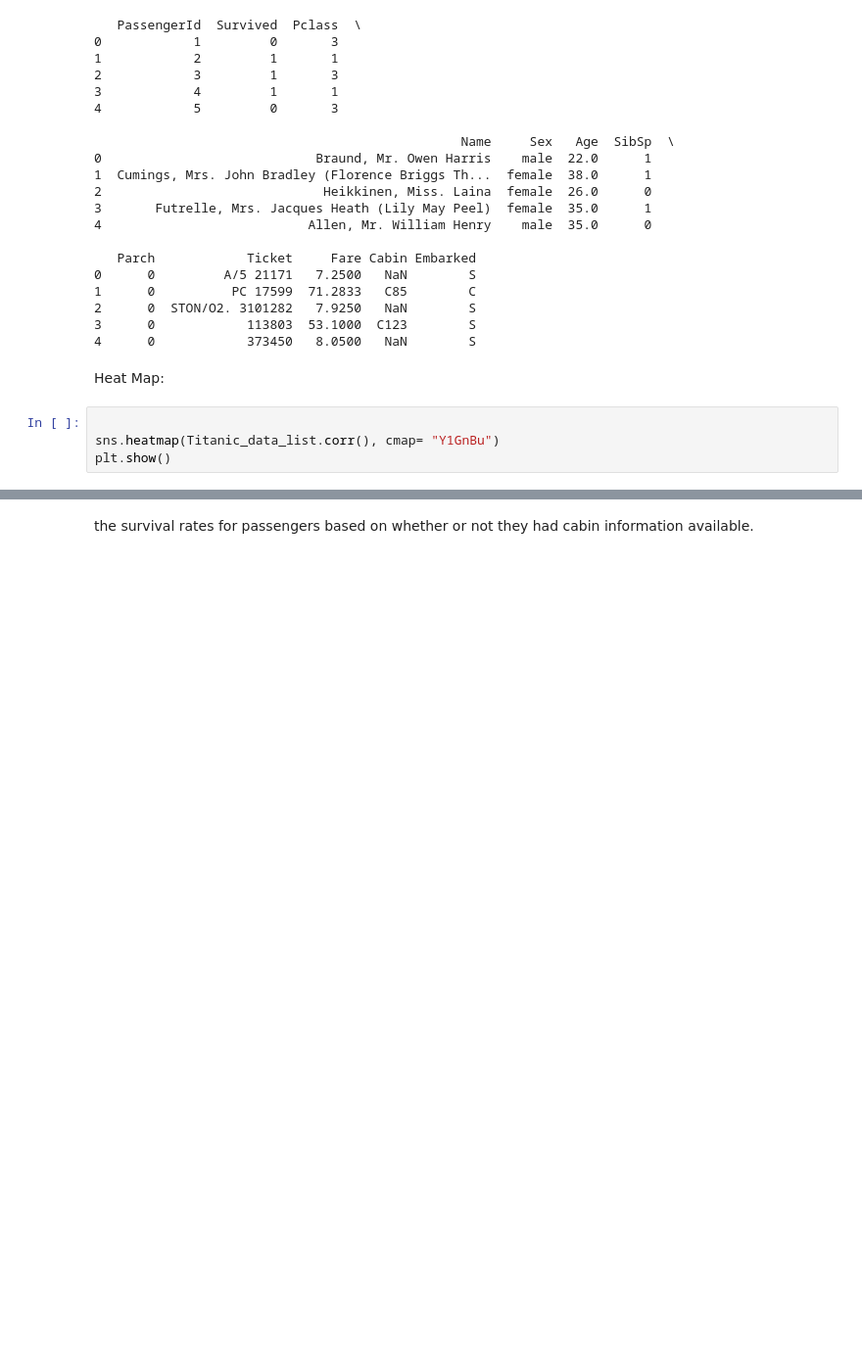
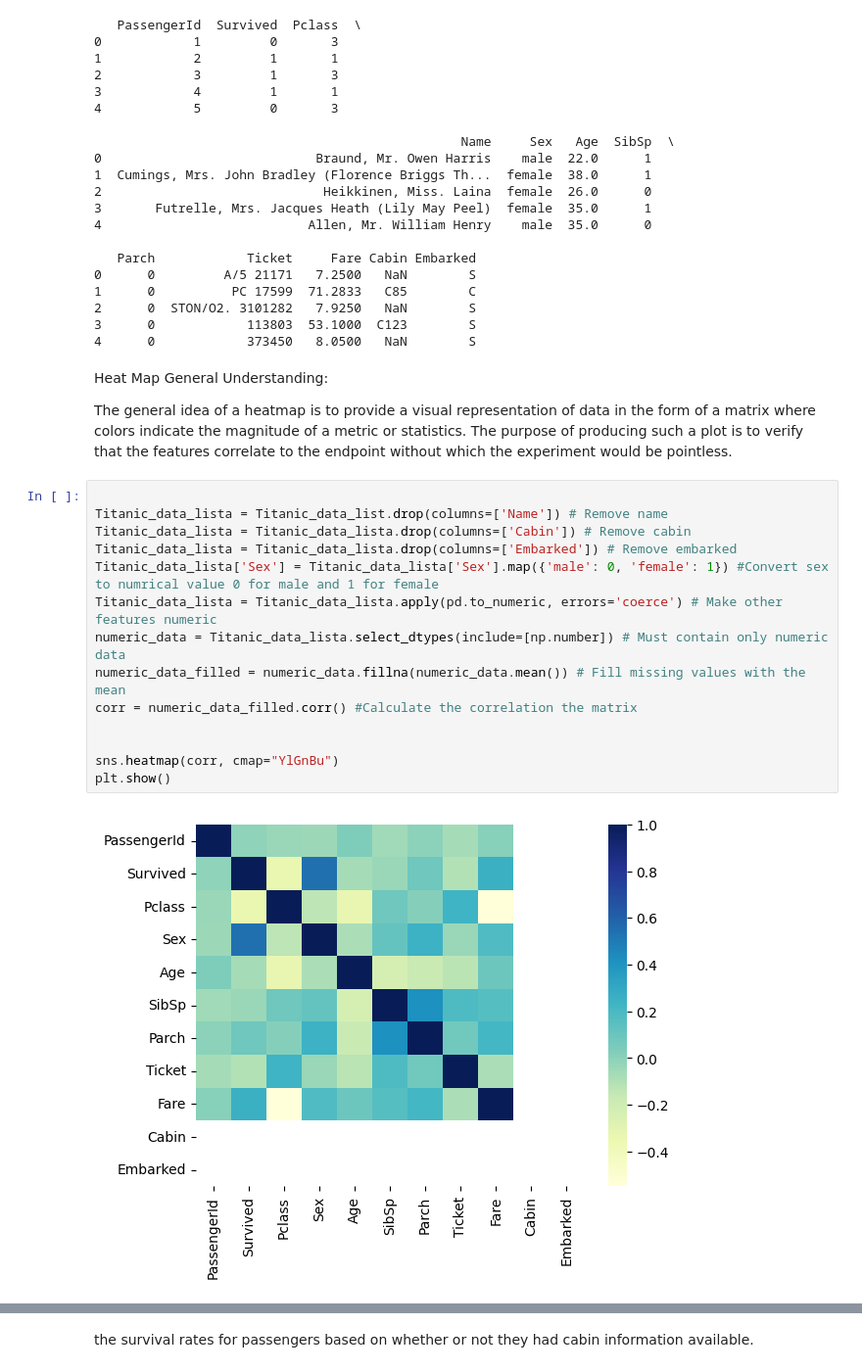
Before and after one commit to Rigpea/titanic-classifier, a Jupyter notebook: main.ipynb, the cells around one changed output, grey strips where cells are left out. Shown: that part at 98% size. Saved outputs shown, nothing was run; the diff lists cells and outputs as text; blank space fills up the shorter version.

Commit message:
Corrected the heatmap and added the descriptions

```diff
--- a/main.ipynb
+++ b/main.ipynb
@@ -34,9 +34,23 @@ print(Titanic_data_list.head())
 2      0  STON/O2. 3101282   7.9250   NaN        S
 3      0            113803  53.1000  C123        S
 4      0            373450   8.0500   NaN        S
-# %% [markdown]
-Heat Map:
-# %%
-
-sns.heatmap(Titanic_data_list.corr(), cmap= "Y1GnBu")
-plt.show()
+# %% [markdown]
+Heat Map General Understanding:
+
+The general idea of a heatmap is to provide a visual representation of data in the form of a matrix where colors indicate the magnitude of a metric or statistics. The purpose of producing such a plot is to verify that the features correlate to the endpoint without which the experiment would be pointless.
+# %%
+
+Titanic_data_lista = Titanic_data_list.drop(columns=['Name']) # Remove name
+Titanic_data_lista = Titanic_data_lista.drop(columns=['Cabin']) # Remove cabin
+Titanic_data_lista = Titanic_data_lista.drop(columns=['Embarked']) # Remove embarked
+Titanic_data_lista['Sex'] = Titanic_data_lista['Sex'].map({'male': 0, 'female': 1}) #Convert sex to numrical value 0 for male and 1 for female
+Titanic_data_lista = Titanic_data_lista.apply(pd.to_numeric, errors='coerce') # Make other features numeric
+numeric_data = Titanic_data_lista.select_dtypes(include=[np.number]) # Must contain only numeric data
+numeric_data_filled = numeric_data.fillna(numeric_data.mean()) # Fill missing values with the mean
+corr = numeric_data_filled.corr() #Calculate the correlation the matrix
+
+
+sns.heatmap(corr, cmap="YlGnBu")
+plt.show()
+# %% [output]
+[figure, added]
```
Also changed, not shown: parts of 5 cells of this notebook, 14 other files.
